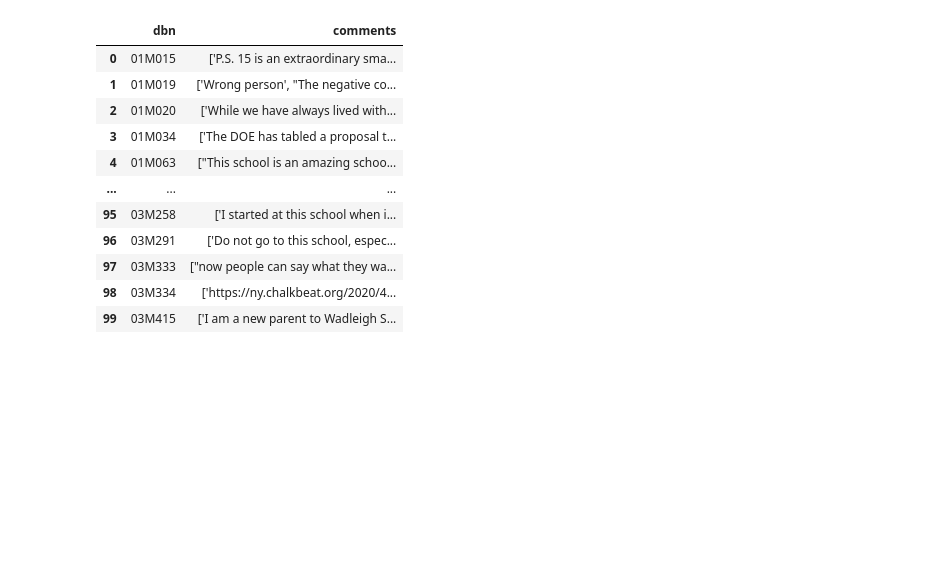
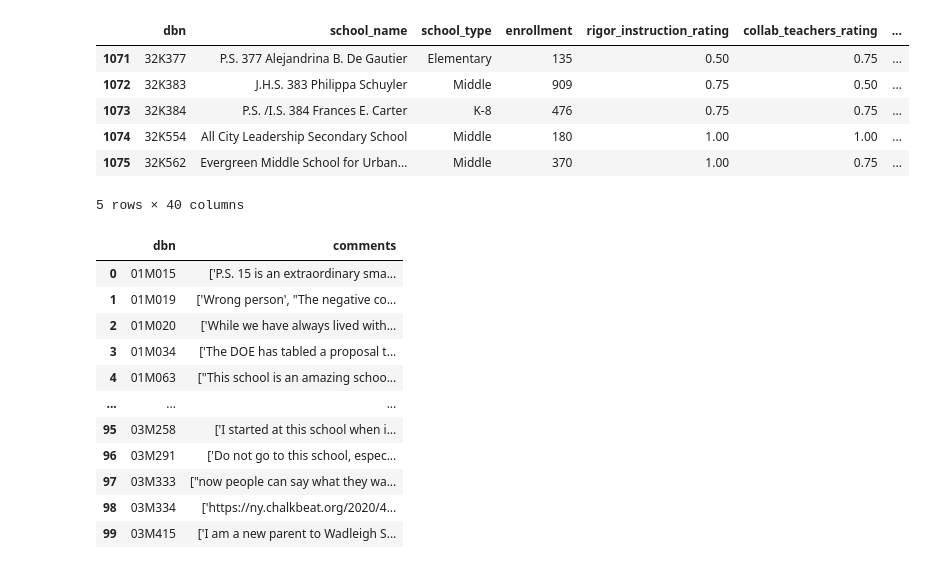
Before and after one commit to kevinmacmat/measuring_community_school_satisfaction, a Jupyter notebook: data_collection_&_cleaning/comments_data.ipynb, the cells around one changed output. Drawn from its saved outputs; the diff is of its cells as text; code cells hidden in the pictures; blank space fills up the shorter version.

```diff
--- a/data_collection_&_cleaning/comments_data.ipynb
+++ b/data_collection_&_cleaning/comments_data.ipynb
@@ -15,3 +24,13 @@ no_comment_df.head()
+# %%
+no_comment_df.tail()
+# %% [output]
+|  | dbn | school_name | school_type | enrollment | rigor_instruction_rating | collab_teachers_rating | ... |
+| 1071 | 32K377 | P.S. 377 Alejandrina B. De Gautier | Elementary | 135 | 0.50 | 0.75 | ... |
+| 1072 | 32K383 | J.H.S. 383 Philippa Schuyler | Middle | 909 | 0.75 | 0.50 | ... |
+| 1073 | 32K384 | P.S. /I.S. 384 Frances E. Carter | K-8 | 476 | 0.75 | 0.75 | ... |
+| 1074 | 32K554 | All City Leadership Secondary School | Middle | 180 | 1.00 | 1.00 | ... |
+| 1075 | 32K562 | Evergreen Middle School for Urban... | Middle | 370 | 1.00 | 0.75 | ... |
+5 rows × 40 columns
 # %%
 concat_comments = pd.read_csv('/Users/kevinmacmat/Documents/flatiron/module_projects/capstone/csv/batch_scraped_csv/batch_0-100_comments.csv')
 # %%
```
Also changed, not shown: parts of 2 cells of this notebook, 1 other file.
